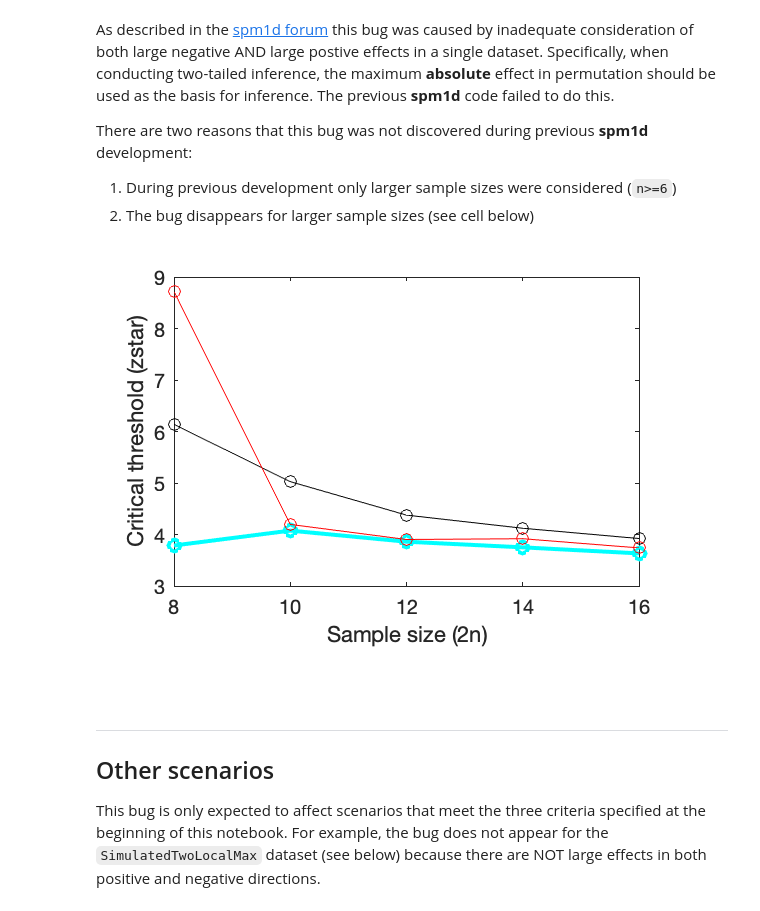
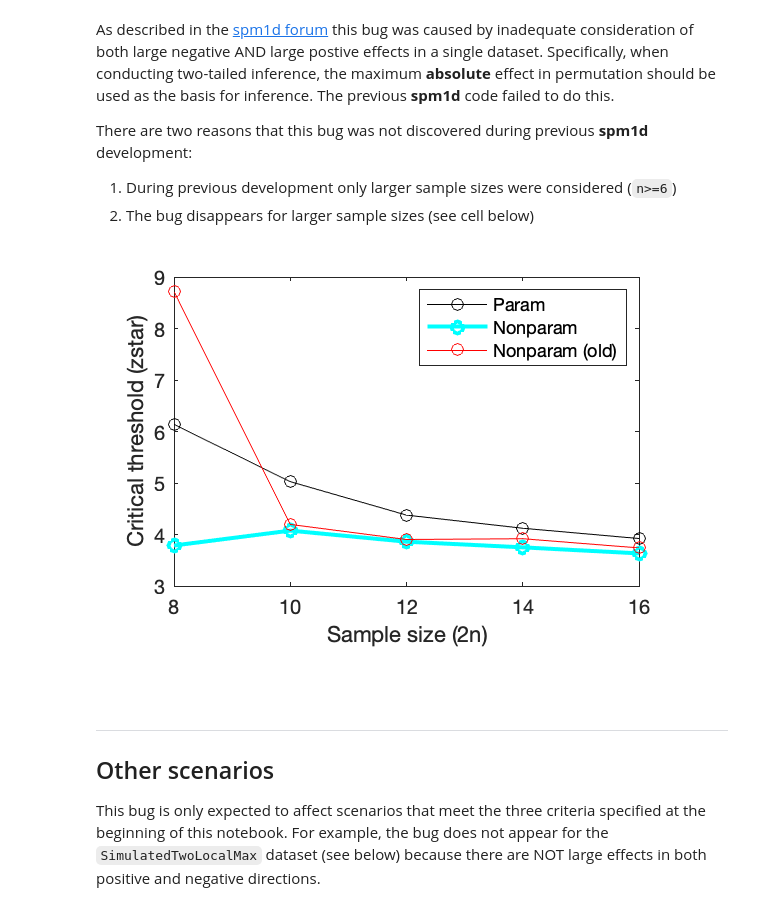
Before and after one commit to 0todd0000/spm1dmatlab, a Jupyter notebook: notebooks/nonparam_bug_fix.ipynb, the cells around one changed output. Saved outputs shown, nothing was run; the diff lists cells and outputs as text; code cells hidden in the pictures.

```diff
--- a/notebooks/nonparam_bug_fix.ipynb
+++ b/notebooks/nonparam_bug_fix.ipynb
@@ -166,32 +168,33 @@ There are two reasons that this bug was not discovered during previous **spm1d**
 # %%
 rng(1)
 two_tailed = true;
 niter      = -1;
 ns         = [4, 5, 6, 7, 8];
 zc         = zeros(1, 5);  % critical threshold for parametric inference
 zcn        = zeros(1, 5);  % critical threshold for nonparametric inference -- version 0.4.50
 zco        = zeros(1, 5);  % critical threshold for parametric inference -- prior to version 0.4.50
 
 for i = 1:numel(ns)
     [y0,y1] = gen_data( ns(i) );
     t       = spm1d.stats.ttest2(y1, y0).inference(0.05, 'two_tailed', two_tailed);
     tn      = spm1d.stats.nonparam.ttest2(y1, y0).inference(0.05, 'iterations', niter, 'two_tailed', two_tailed, 'force_iterations', true);
     tno     = spm1d.stats.nonparam_old.ttest2(y1, y0).inference(0.05, 'iterations', niter, 'two_tailed', two_tailed, 'force_iterations', true);
     zc(i)   = t.zstar;
     zcn(i)  = tn.zstar;
     zcno(i) = tno.zstar;
 end
 
 
 figure('Position', [10 10 300 200])
 h0 = plot(2*ns, zc, 'ko-');
 hold on
 h1 = plot(2*ns, zcn, 'co-', 'linewidth', 2);
 h2 = plot(2*ns, zcno, 'ro-');
 xlabel('Sample size (2n)')
 ylabel('Critical threshold (zstar)')
+legend([h0 h1 h2], 'Param', 'Nonparam', 'Nonparam (old)');
 # %% [output]
-[figure, old version]
+[figure, new version]
 # %% [markdown]
 <br>
 <br>
```
Also changed, not shown: parts of 3 cells of this notebook, 3 other files.
